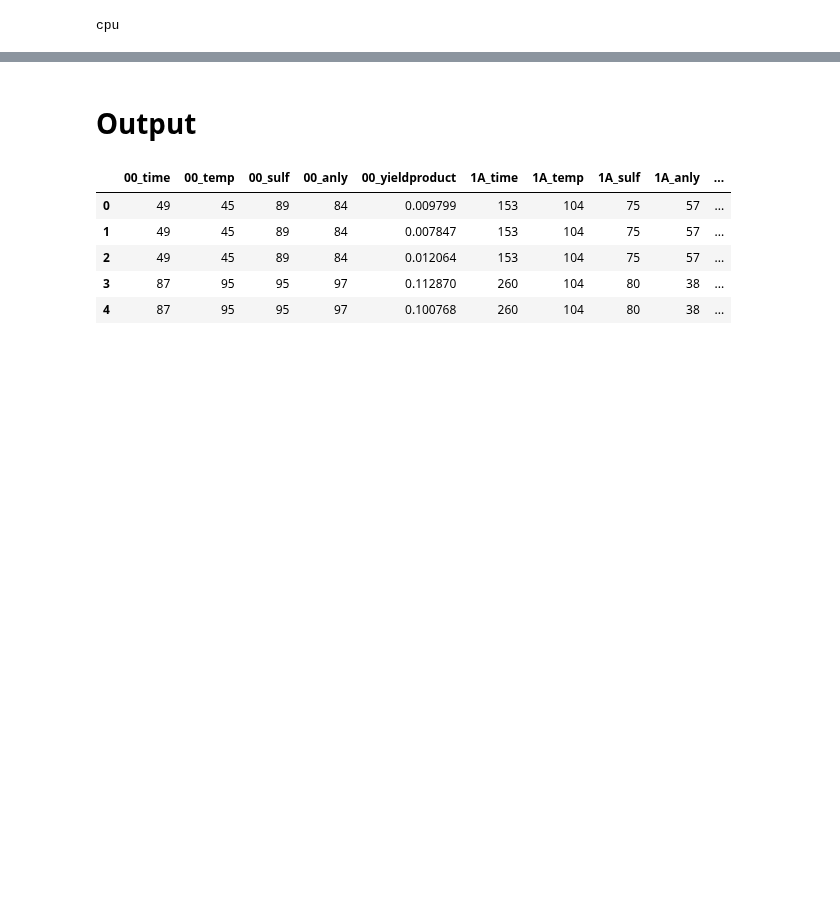
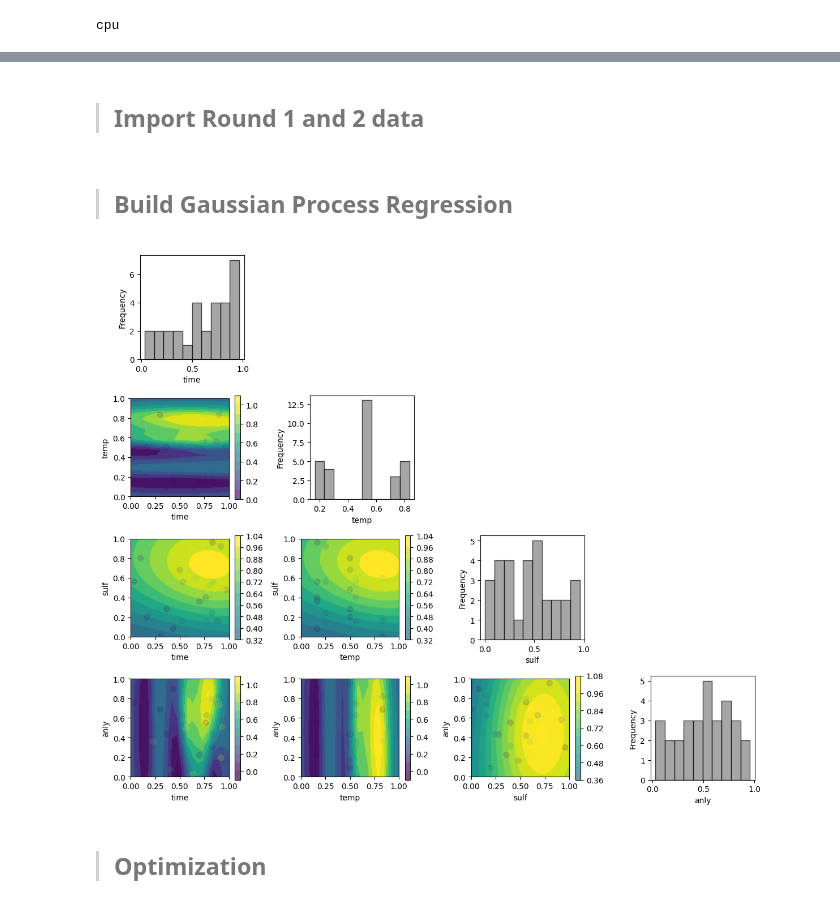
Before and after one commit to uwsunlab/BO-RFB, a Jupyter notebook: Round3/ModelA/ModelA_R3.ipynb, the cells around one changed output, grey strips where cells are left out. Drawn from its saved outputs; the diff is of its cells as text; code cells hidden in the pictures; blank space fills up the shorter version.

```diff
--- a/Round3/ModelA/ModelA_R3.ipynb
+++ b/Round3/ModelA/ModelA_R3.ipynb
@@ -139,12 +107,62 @@ def gpevaluate(model,grid):
+# %% [markdown]
+>## Import Round 1 and 2 data
+# %%
+# Set the device and dtype
+device = torch.device("cuda" if torch.cuda.is_available() else "cpu")
+dtype = torch.float32
+
+# import data from csv
+raw_data01 = pd.read_csv('/Users/ctuwsunlab/Documents/GitHub/PNNL-ML_for_Organic_Flow_Battery_Materials/Round1/extracted_data_round1.csv')
+raw_data2A = pd.read_csv('/Users/ctuwsunlab/Documents/GitHub/PNNL-ML_for_Organic_Flow_Battery_Materials/Round2/ModelA/extracted_data_round2A.csv')
+# average and standard deviation of the repeats
+avg_data01 = raw_data01.rolling(window=3).mean().iloc[2::3].reset_index(drop=True)[['01_time','01_temp','01_sulf','01_anly','01_yield product']].rename(columns = {'01_time':"time",'01_temp':"temp",'01_sulf':"sulf",'01_anly':"anly",'01_yield product':"yield product"})
+std_data01 = raw_data01.rolling(window=3).std().iloc[2::3].reset_index(drop=True)[['01_yield product']].rename(columns = {'01_yield product':"var yield"})
+data01 = pd.concat([avg_data01, std_data01], axis=1)
+
+avg_data2A = raw_data2A.rolling(window=3).mean().iloc[2::3].reset_index(drop=True)[['2A_time','2A_temp','2A_sulf','2A_anly','2A_yield product']].rename(columns = {'2A_time':"time",'2A_temp':"temp",'2A_sulf':"sulf",'2A_anly':"anly",'2A_yield product':"yield product"})
+std_data2A = raw_data2A.rolling(window=3).std().iloc[2::3].reset_index(drop=True)[['2A_yield product']].rename(columns = {'2A_yield product':"var yield"})
+data2A = pd.concat([avg_data2A, std_data2A], axis=1)
+
+set_dataA = pd.concat([data01,data2A],axis=0,ignore_index=True)
+# %% [markdown]
+>## Build Gaussian Process Regression
+# %%
+bounds = torch.tensor([[30., 20., 75. , 33.], [600., 170., 100.,100.]], dtype=dtype, device=device) #torch.stack([torch.zeros(4), 100 * torch.ones(4)])
+
+x = torch.tensor([set_dataA['time'],set_dataA['temp'],set_dataA['sulf'],set_dataA['anly']],dtype=torch.float32).T#
+norm_x = normalize(x, bounds)
+y = torch.tensor(set_dataA['yield product'],dtype=torch.float32).reshape(-1,1)
+yvar = torch.tensor(set_dataA['var yield'],dtype=torch.float32).reshape(-1,1)
+
+train_x = torch.tensor(norm_x, dtype=dtype).to(device=device, dtype=dtype)
+train_y = torch.tensor(y, dtype=dtype)
+train_yvar = torch.tensor(yvar, dtype=dtype)
+## Create the surrogate model
+gp_model = HeteroskedasticSingleTaskGP(norm_x, train_y, train_yvar, outcome_transform=None, input_transform=None)
+mll = ExactMarginalLogLikelihood(gp_model.likelihood, gp_model)
+fit_gpytorch_model(mll)
+
+# Visualized the Model
+# Generate a grid
+num_points = 20  # Points per axis for plotting
+a = np.linspace(0, 1, num_points)
+b = np.linspace(0, 1, num_points)
+c_fixed = 0.75  # Example fixed value for c - three temperatures
+d_fixed =  0.75 # Example fixed value for d - three temperatures
+
+# # Create meshgrid for a, b
+A, B = np.meshgrid(a, b)
+
+mean_values = []
+var_values = []
+for combination in variable_combinations:
+    input_data = generate_input_data(A, B, c_fixed, d_fixed, combination)
+    mean, var =  gp_evaluate(gp_model, input_data)
+    mean_values.append(mean)
+    var_values.append(var)
+
+staircase_plot_with_histograms('mean', mean_values, var_values, train_x, train_y, train_yvar , input_data, 'viridis', f"Combination: {combination}")
+# %% [output]
+[figure, added]
 # %% [markdown]
-# Output
+>## Optimization
-# %%
-data_summary = pd.read_csv('data_out_review.csv')
-data_summary.head()
-# %% [output]
-|  | 00_time | 00_temp | 00_sulf | 00_anly | 00_yieldproduct | 1A_time | 1A_temp | 1A_sulf | 1A_anly | ... |
-| 0 | 49 | 45 | 89 | 84 | 0.009799 | 153 | 104 | 75 | 57 | ... |
-| 1 | 49 | 45 | 89 | 84 | 0.007847 | 153 | 104 | 75 | 57 | ... |
-| 2 | 49 | 45 | 89 | 84 | 0.012064 | 153 | 104 | 75 | 57 | ... |
-| 3 | 87 | 95 | 95 | 97 | 0.112870 | 260 | 104 | 80 | 38 | ... |
-| 4 | 87 | 95 | 95 | 97 | 0.100768 | 260 | 104 | 80 | 38 | ... |
```
Also changed, not shown: parts of 25 cells of this notebook, 4 other files.
